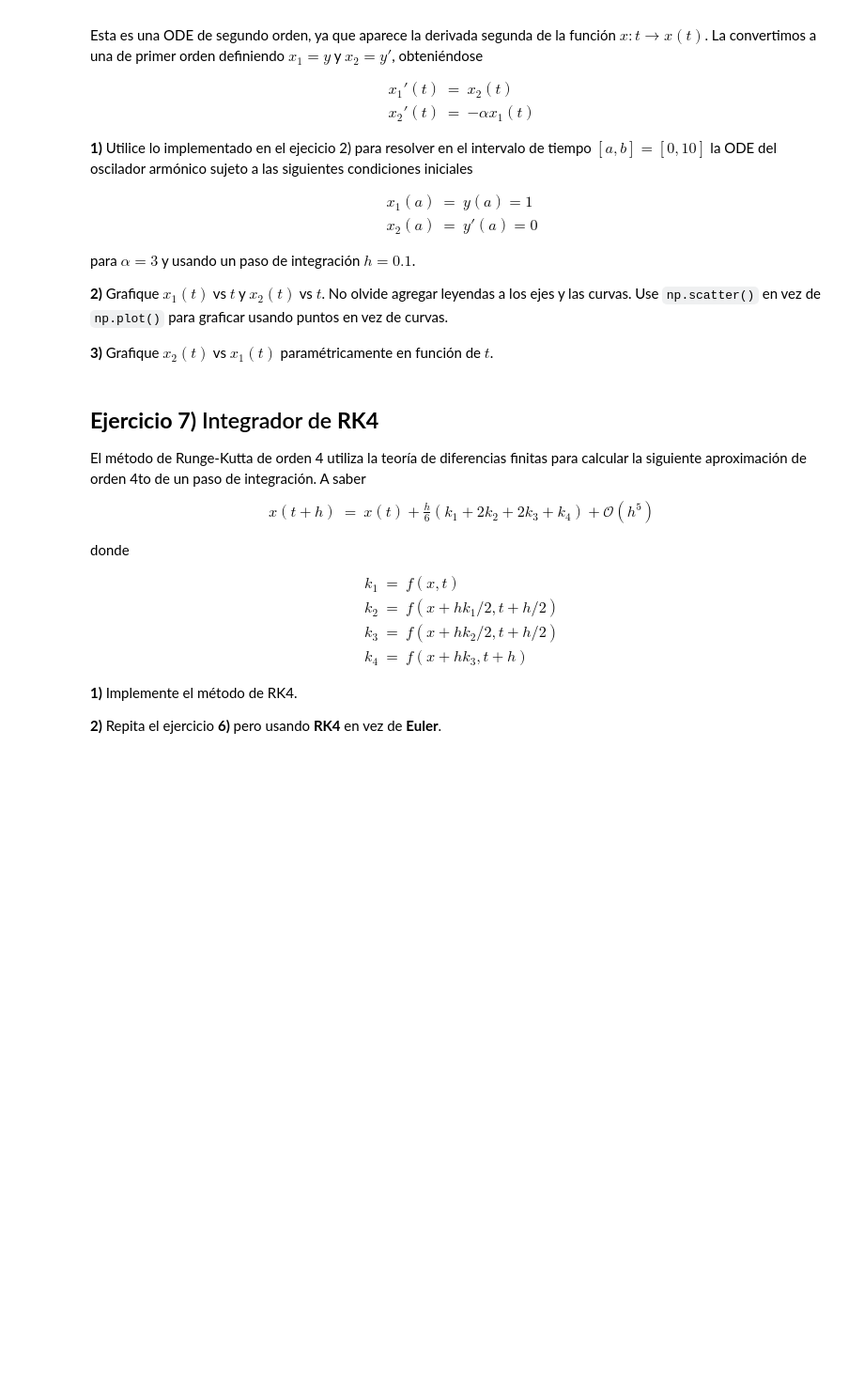
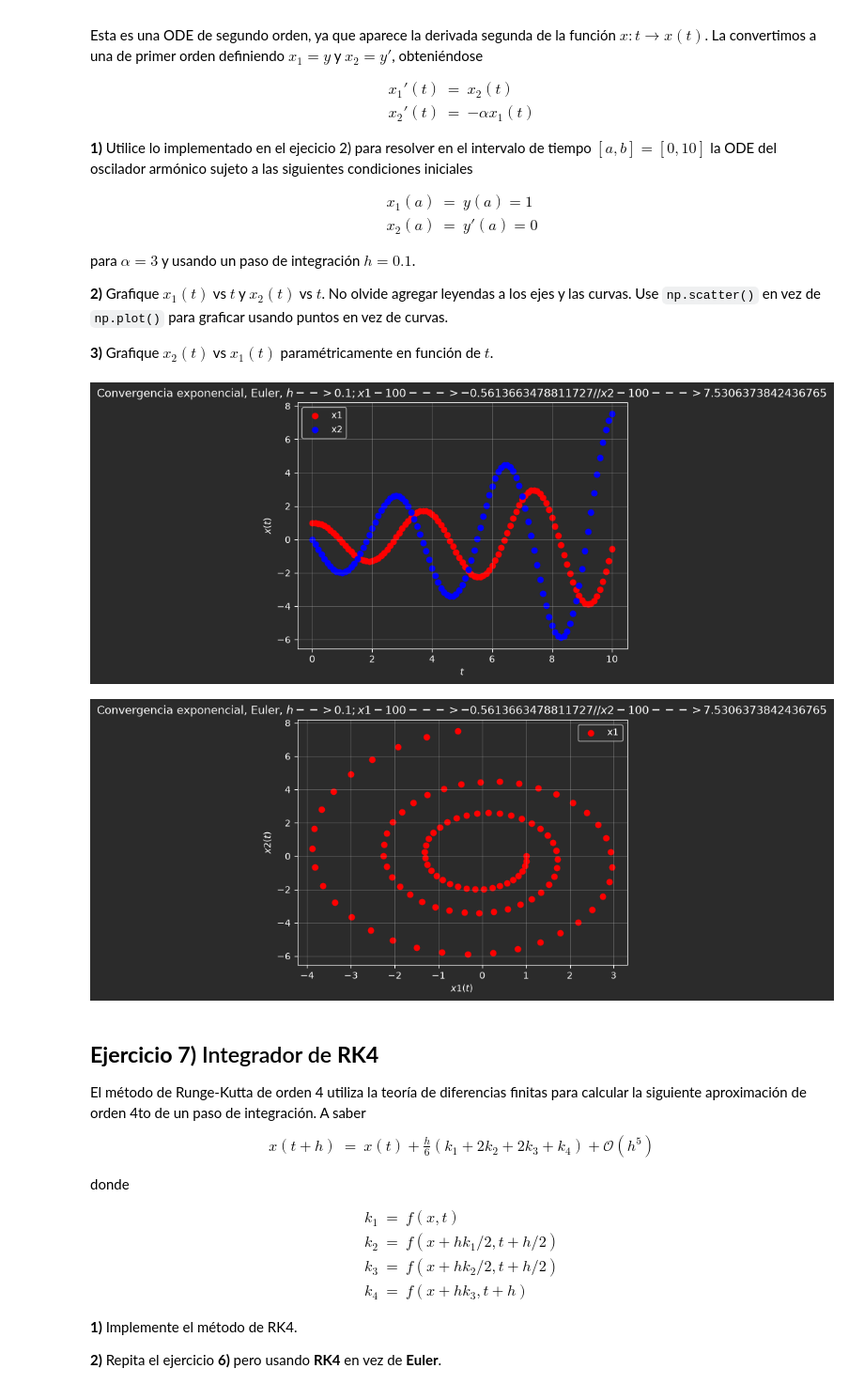
Before and after one commit to alexwicher/RedesNeuronales, a Jupyter notebook: pract4/redes_neuronales_2026_guia_4.ipynb, the cells around one changed output. Shown at 94% size. Cells and saved outputs as stored; diff of their text form; code cells hidden in the pictures; blank space fills up the shorter version.

```diff
--- a/pract4/redes_neuronales_2026_guia_4.ipynb
+++ b/pract4/redes_neuronales_2026_guia_4.ipynb
@@ -497,3 +669,39 @@ Use `np.scatter()` en vez de `np.plot()` para graficar usando puntos en vez de c
+# %%
+# 6.1)
+
+def ocilador_armonico(x, t, p):
+    alpha = p[0]
+    x1 = x[0]
+    x2 = x[1]
+    return np.array([x2, -alpha * x1])
+
+
+a, b = 0, 10
+p = [3]
+h = 0.1  # h_step
+k = int((b - a) / h)
+x0 = [1, 0]
+t, w = integrador_ode(euler, ocilador_armonico, x0, a, b, k, p)  # metodo, x0, ti, tf, pasos integracion, params
+
+plt.xlabel('$t$')
+plt.ylabel('$x(t)$')
+plt.scatter(t, w[0, :], label="x1", linestyle='-', c='red')
+plt.scatter(t, w[1, :], label="x2", linestyle='-', c='blue')
+plt.title(f"Convergencia exponencial, Euler, $h--> {h} ; x1-{k} ---> {w[0][k]} // x2-{k} ---> {w[1][k]}$")
+plt.legend()
+plt.grid()
+plt.show()
+
+plt.xlabel('$x1(t)$')
+plt.ylabel('$x2(t)$')
+plt.scatter(w[0, :], w[1, :], label="x1", linestyle='-', c='red')
+plt.title(f"Convergencia exponencial, Euler, $h--> {h} ; x1-{k} ---> {w[0][k]} // x2-{k} ---> {w[1][k]}$")
+plt.legend()
+plt.grid()
+plt.show()
+# %% [output]
+[figure, added]
+[figure, added]
 # %% [markdown]
 ## **Ejercicio 7)** Integrador de **RK4**
 
```
Also changed, not shown: parts of 17 cells of this notebook, 1 other file.
